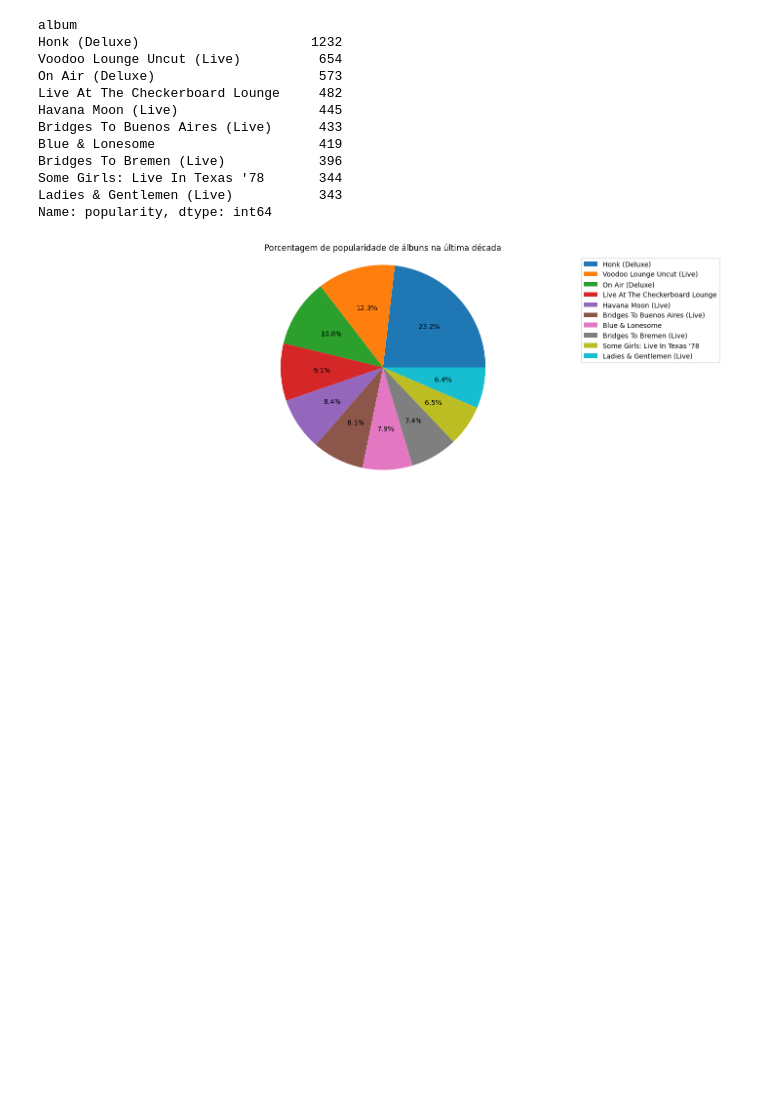
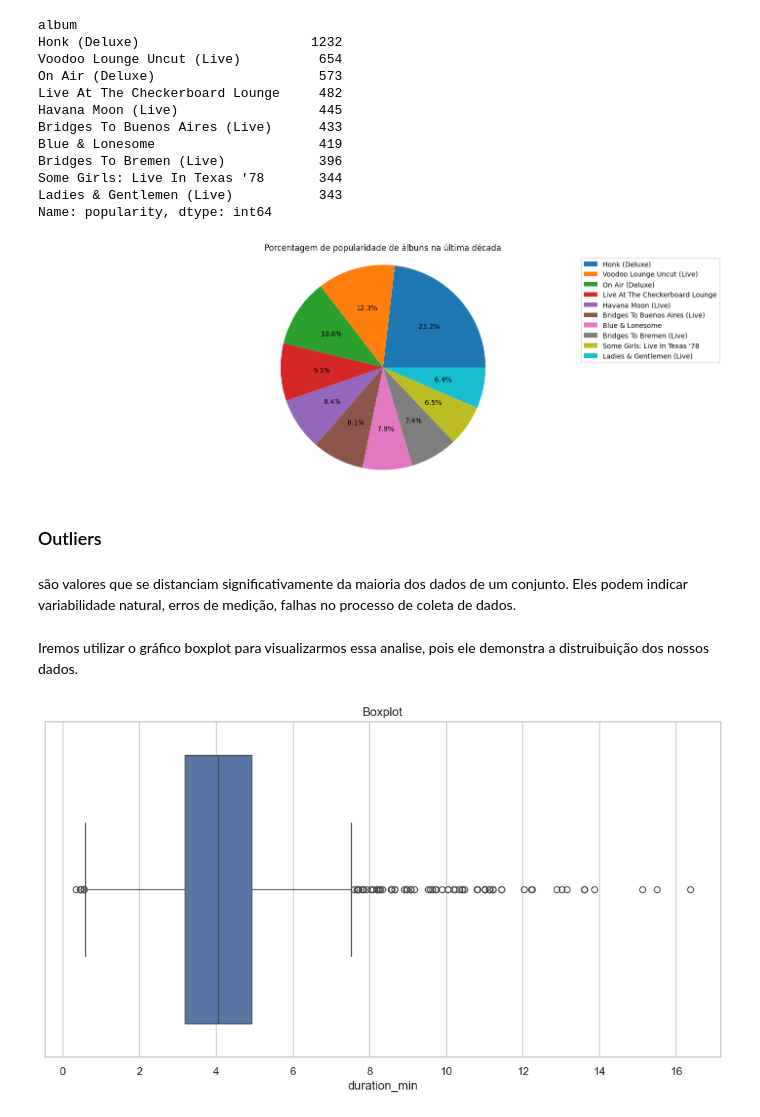
Before and after one commit to CorsiIsa/PosTech-Machine_Learng_And_Times_Series, a Jupyter notebook: analise_exploratoria.ipynb, the cells around one changed output. Cells and saved outputs as stored; diff of their text form; code cells hidden in the pictures; blank space fills up the shorter version.

Commit message:
feat: Entendendo um pouquinho mais sobre os Outliers.

```diff
--- a/analise_exploratoria.ipynb
+++ b/analise_exploratoria.ipynb
@@ -251,3 +252,17 @@ plt.legend(labels, loc='best')
 plt.show()
 # %% [output]
 [figure]
+# %% [markdown]
+### Outliers
+# %% [markdown]
+são valores que se distanciam significativamente da maioria dos dados de um conjunto. Eles podem indicar variabilidade natural, erros de medição, falhas no processo de coleta de dados.
+# %% [markdown]
+Iremos utilizar o gráfico boxplot para visualizarmos essa analise, pois ele demonstra a distruibuição dos nossos dados.
+# %%
+sns.set(style="whitegrid")
+fig, axes = plt.subplots(figsize=(12,6))
+sns.boxplot(x='duration_min', data= df_rolling_stones)
+axes.set_title("Boxplot")
+plt.show()
+# %% [output]
+[figure, added]
```
Also changed, not shown: parts of 20 cells of this notebook.
